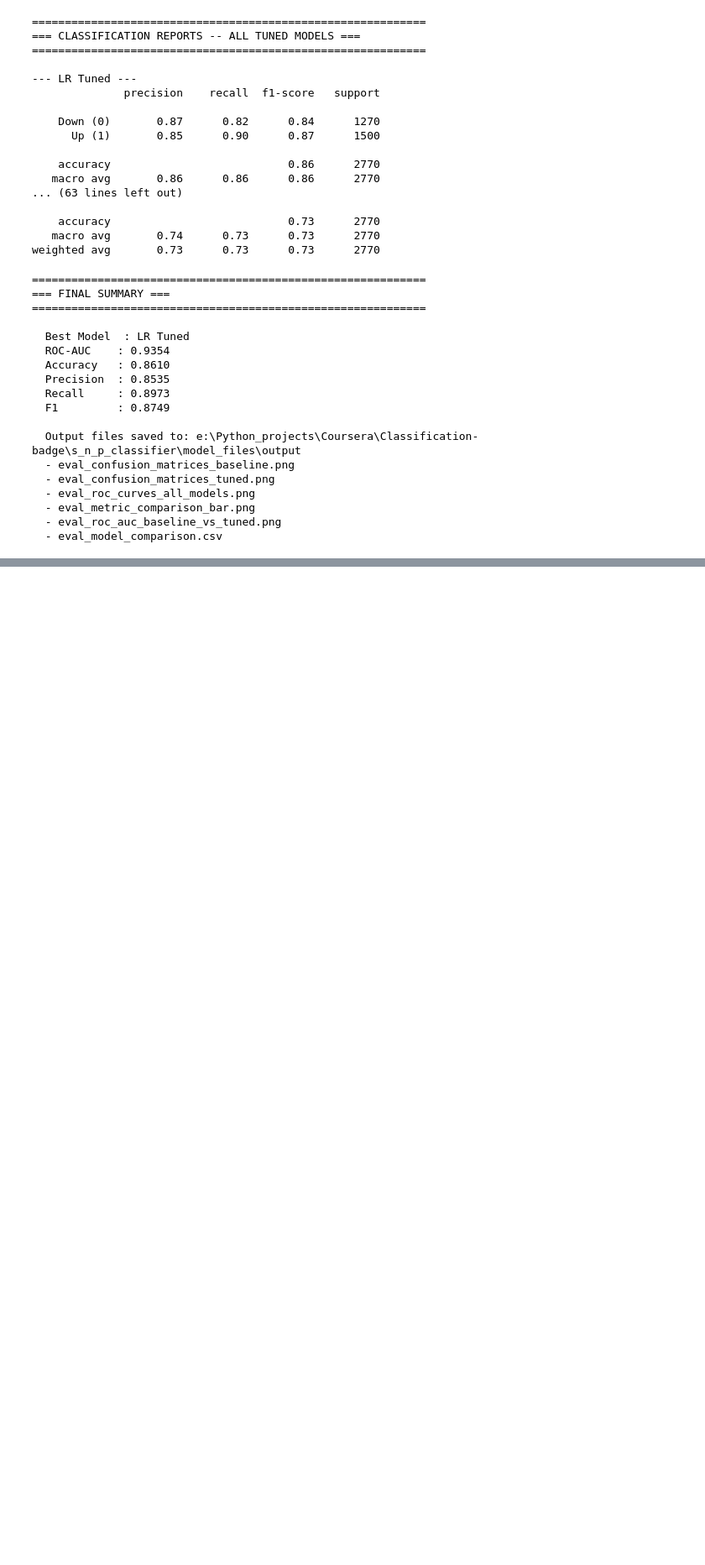
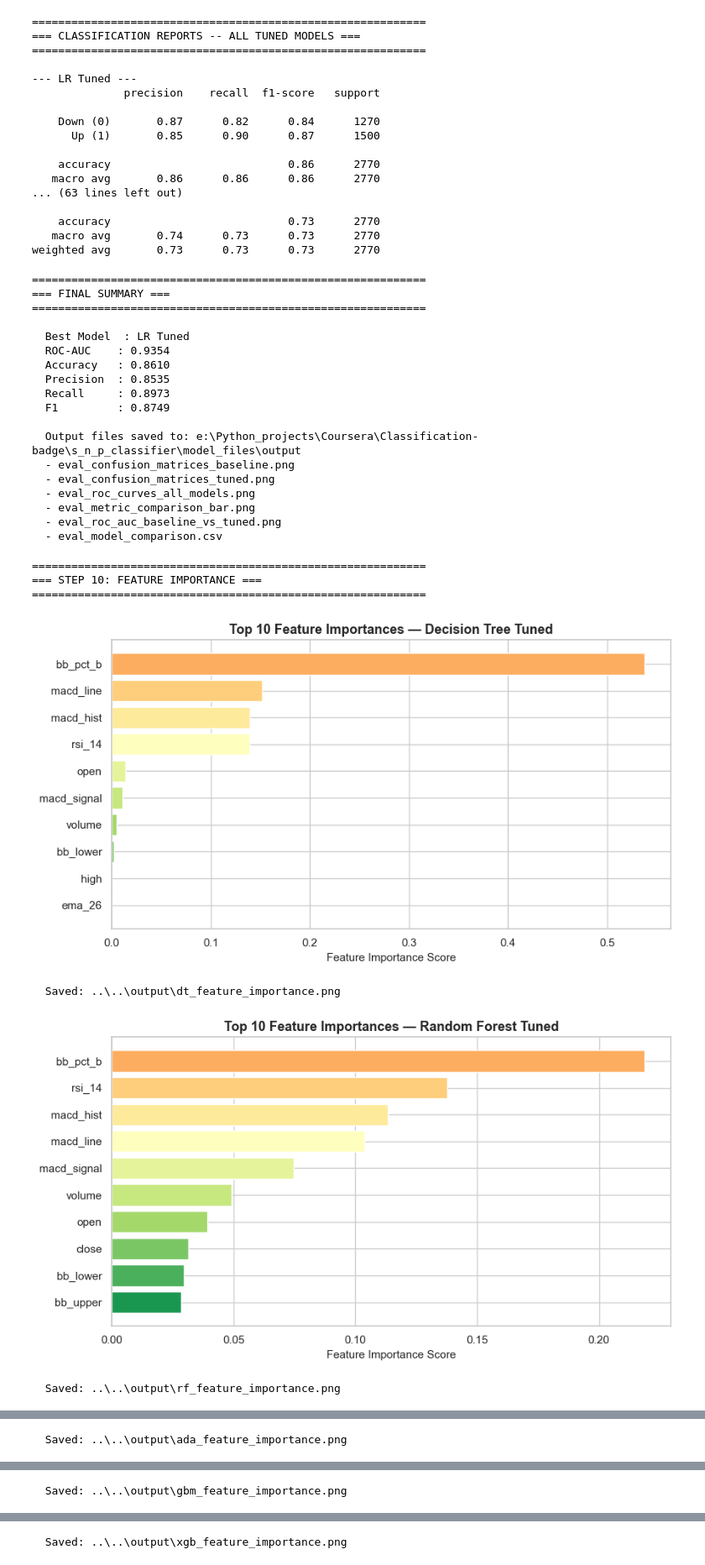
Before and after one commit to deshmukhm020590/s_n_p_classifier, a Jupyter notebook: model_files/notebooks/src/05_model_evaluation.ipynb, the cells around one changed output, grey strips where cells are left out. Shown at 84% size. Saved outputs shown, nothing was run; the diff lists cells and outputs as text; code cells hidden in the pictures; blank space fills up the shorter version.

Commit message:
24th: Added code for feature_imp, overfit_check and model_packaging in 05_model_evaluation.ipynb notebook

```diff
--- a/model_files/notebooks/src/05_model_evaluation.ipynb
+++ b/model_files/notebooks/src/05_model_evaluation.ipynb
@@ -508,3 +508,54 @@ print("  - eval_model_comparison.csv")
   - eval_metric_comparison_bar.png
   - eval_roc_auc_baseline_vs_tuned.png
   - eval_model_comparison.csv
+# %%
+print("=" * 60)
+print("=== STEP 10: FEATURE IMPORTANCE ===")
+print("=" * 60)
+
+# Tree-based and boosting tuned models that expose feature_importances_
+tree_boosting_models = {
+    "dt_best"  : "Decision Tree Tuned",
+    "rf_best"  : "Random Forest Tuned",
+    "ada_best" : "AdaBoost Tuned",
+    "gbm_best" : "GBM Tuned",
+    "xgb_best" : "XGBoost Tuned",
+}
+
+feature_names = X_train.columns.tolist()
+
+for model_key, label in tree_boosting_models.items():
+    if model_key not in models:
+        print(f"  [SKIP] {model_key} not loaded.")
+        continue
+    try:
+        model      = models[model_key]
+        importances = model.feature_importances_
+        fi_series  = (
+            pd.Series(importances, index=feature_names)
+            .sort_values(ascending=False)
+            .head(10)
+        )
+
+        fig, ax = plt.subplots(figsize=(9, 5))
+        bar_colors = plt.cm.RdYlGn(np.linspace(0.3, 0.9, len(fi_series)))
+        ax.barh(fi_series.index[::-1], fi_series.values[::-1], color=bar_colors[::-1])
+        ax.set_xlabel("Feature Importance Score", fontsize=11)
+        ax.set_title(f"Top 10 Feature Importances — {label}", fontsize=13, fontweight="bold")
+        plt.tight_layout()
+
+        fname     = model_key.replace("_best", "") + "_feature_importance.png"
+        save_path = os.path.join(output_dir, fname)
+        plt.savefig(save_path, dpi=120, bbox_inches="tight")
+        plt.show()
+        print(f"  Saved: {save_path}")
+    except Exception as e:
+        print(f"  [ERROR] {model_key}: {e}")
+# %% [output]
+============================================================
+=== STEP 10: FEATURE IMPORTANCE ===
+============================================================
+[figure, added]
+  Saved: ..\..\output\dt_feature_importance.png
+[figure, added]
+  Saved: ..\..\output\rf_feature_importance.png
@@ -510,0 +563 @@ print("  - eval_model_comparison.csv")
+  Saved: ..\..\output\ada_feature_importance.png
@@ -510,0 +565 @@ print("  - eval_model_comparison.csv")
+  Saved: ..\..\output\gbm_feature_importance.png
@@ -510,0 +567 @@ print("  - eval_model_comparison.csv")
+  Saved: ..\..\output\xgb_feature_importance.png
```
Also changed, not shown: parts of 3 cells of this notebook, 7 other files.
